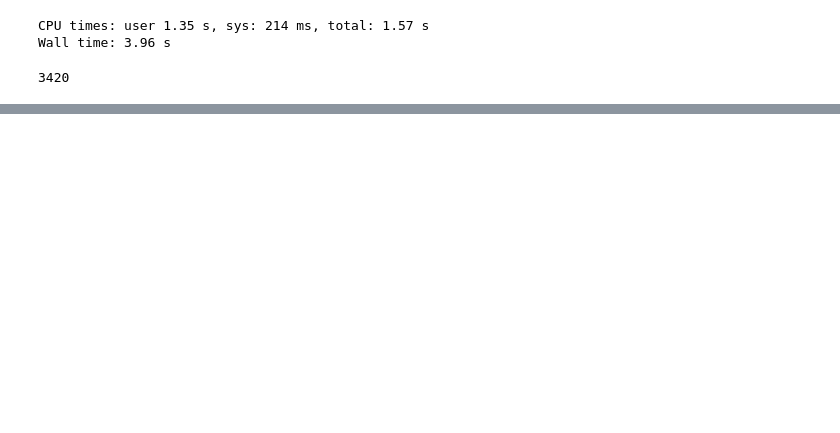
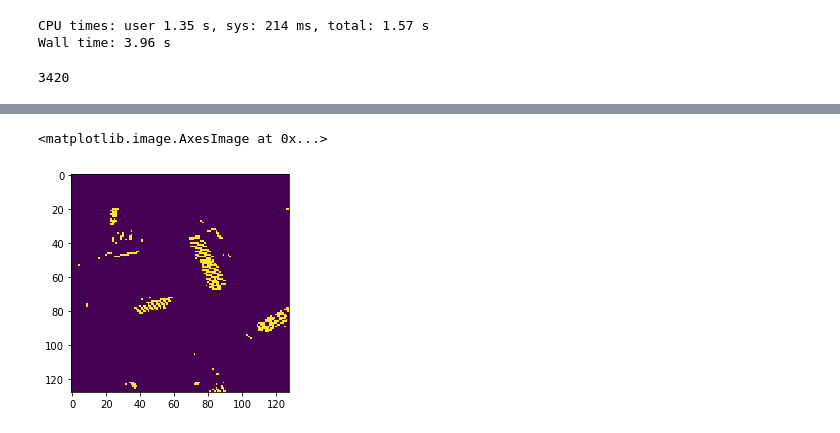
Before and after one commit to wwymak/spacenet-ml, a Jupyter notebook: spacenet-roads-v2.ipynb, the cells around one changed output, grey strips where cells are left out. Drawn from its saved outputs; the diff is of its cells as text; code cells hidden in the pictures; blank space fills up the shorter version.

```diff
--- a/spacenet-roads-v2.ipynb
+++ b/spacenet-roads-v2.ipynb
@@ -124,0 +378,5 @@ class FocalLoss(nn.Module):
+# %%
+plt.imshow(predicted_masks[2])
+# %% [output]
+<matplotlib.image.AxesImage at 0x...>
+[figure, added]
```
Also changed, not shown: parts of 24 cells of this notebook, 6 other files.
